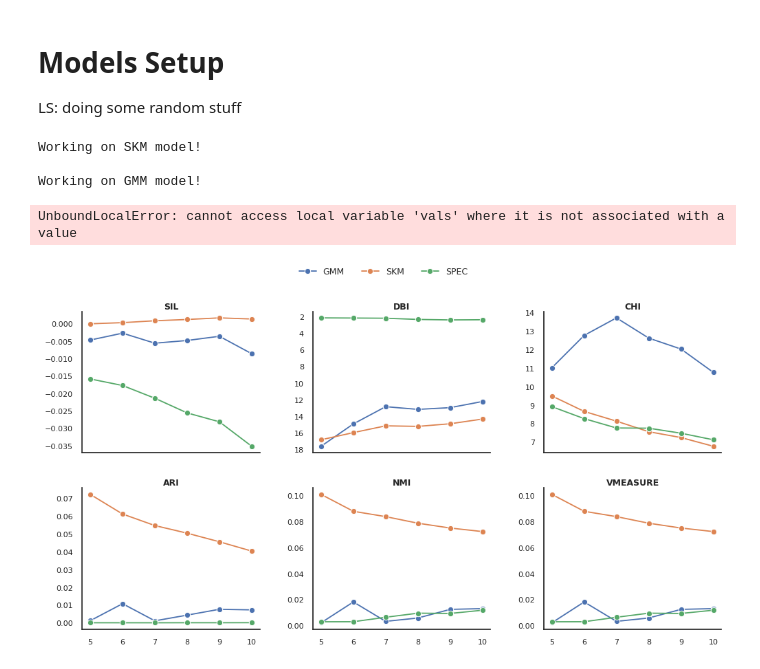
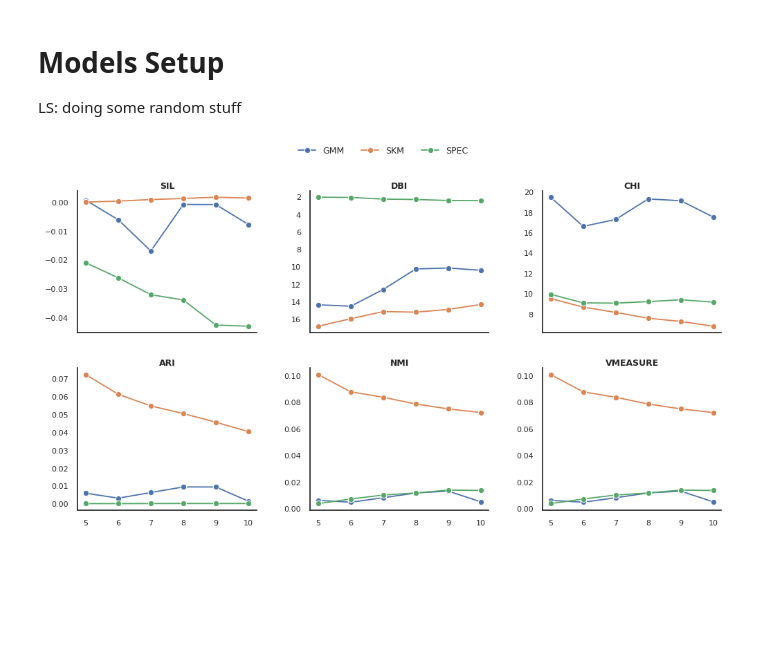
Before and after one commit to LeonSavi/ADS-DW4, a Jupyter notebook: job.ipynb, the cells around one changed output. Drawn from its saved outputs; the diff is of its cells as text; code cells hidden in the pictures; blank space fills up the shorter version.

Commit message:
topic models

```diff
--- a/job.ipynb
+++ b/job.ipynb
@@ -381,6 +437,8 @@ def _modelPreprocessing(df:pd.DataFrame,
 # %%
-def TestClusters(df:pd.DataFrame,
+def Clusters_Indicators(df:pd.DataFrame,
                  models:list[str] = ['SKM', 'GMM', 'SPEC'],
+                 svd:bool=False,
+                 svd_comp:int=300,
                  sd:int = 1
                  ) -> pd.DataFrame:
 
@@ -402,7 +460,7 @@ def TestClusters(df:pd.DataFrame,
 
     for model in models:
         print(f'Working on {model} model!\n')
-        vals, labels = _modelPreprocessing(df,model)
+        vals, labels = _modelPreprocessing(df,model,svd,svd_comp)
         for n_clusters in range(5,11,1):
             ml_model = _clusterSelection(model,n_clusters)
             preds = ml_model.fit_predict(vals)
@@ -424,8 +482,8 @@ def TestClusters(df:pd.DataFrame,
 
 
 def comparison_charts(df:pd.DataFrame,
-                      indicators: list[str]=['sil','dbi','chi','ari','nmi','vmeasure'] #only most relevant
-                      )->None:
+                      indicators: list[str]=['sil','dbi','chi','ari','nmi','vmeasure'], #only most relevant
+                      svd:bool=False)->None:
 
     """
     Create a 2x3 grid of subplots comparing models across validation indicators.
@@ -492,18 +550,40 @@ def comparison_charts(df:pd.DataFrame,
         )
 
     plt.subplots_adjust(wspace=0.3, hspace=0.25, top=0.88)
-    plt.savefig('charts/indicators.png')
+    plt.savefig(f'charts/indicators{'_svd' if svd else ''}.png')
     plt.show()
+
+
+
+
+
+def cluster_charts(models:list[str] = ['SKM', 'GMM', 'SPEC'],
+                    svd:bool=False,
+                    svd_comp:int = 200)->None:
+
+    """
+    Create a 2x3 grid of subplots comparing
+    """
+
+    for model in models:
+        print(f'Working on {model} model!\n')
+        vals, labels = _modelPreprocessing(df,model,svd,svd_comp)
+        for n_clusters in [5,10]:
+            ml_model = _clusterSelection(model,n_clusters)
+            preds = ml_model.fit_predict(vals)
+
+            vals_dense = vals.toarray() if hasattr(vals, "toarray") else vals
 # %%
-# testing codes
+# get indicators
+svd = False
+comparisons = Clusters_Indicators(cleaned,svd=svd,svd_comp=200)
+clear_output()
 
-comparisons = TestClusters(cleaned)
+if qmd:
+    display(comparisons)
+else:
+    comparisons.to_csv(f'outputs/Indicators_Comparison{'_svd' if svd else ''}.csv')
-# %% [output]
-Working on SKM model!
-
-Working on GMM model!
-UnboundLocalError: cannot access local variable 'vals' where it is not associated with a value
 # %%
-comparison_charts(comparisons)
+comparison_charts(comparisons,svd=svd)
 # %% [output]
-[figure, old version]
+[figure, new version]
```
Also changed, not shown: parts of 3 cells of this notebook, 3 other files.
